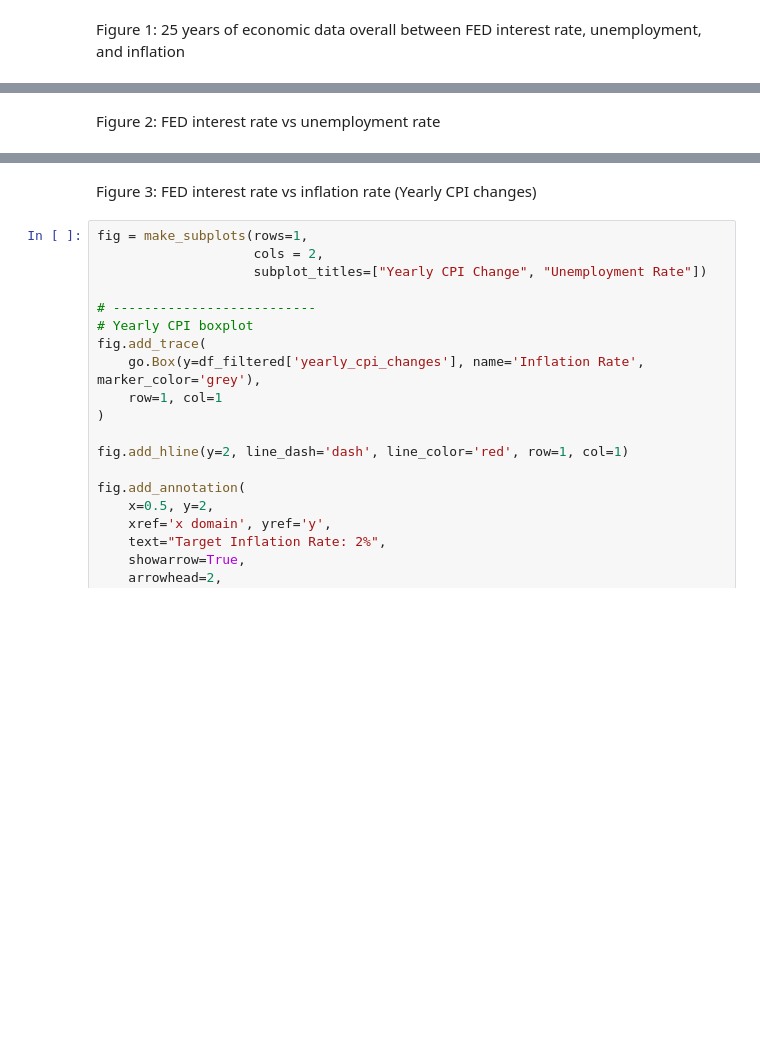
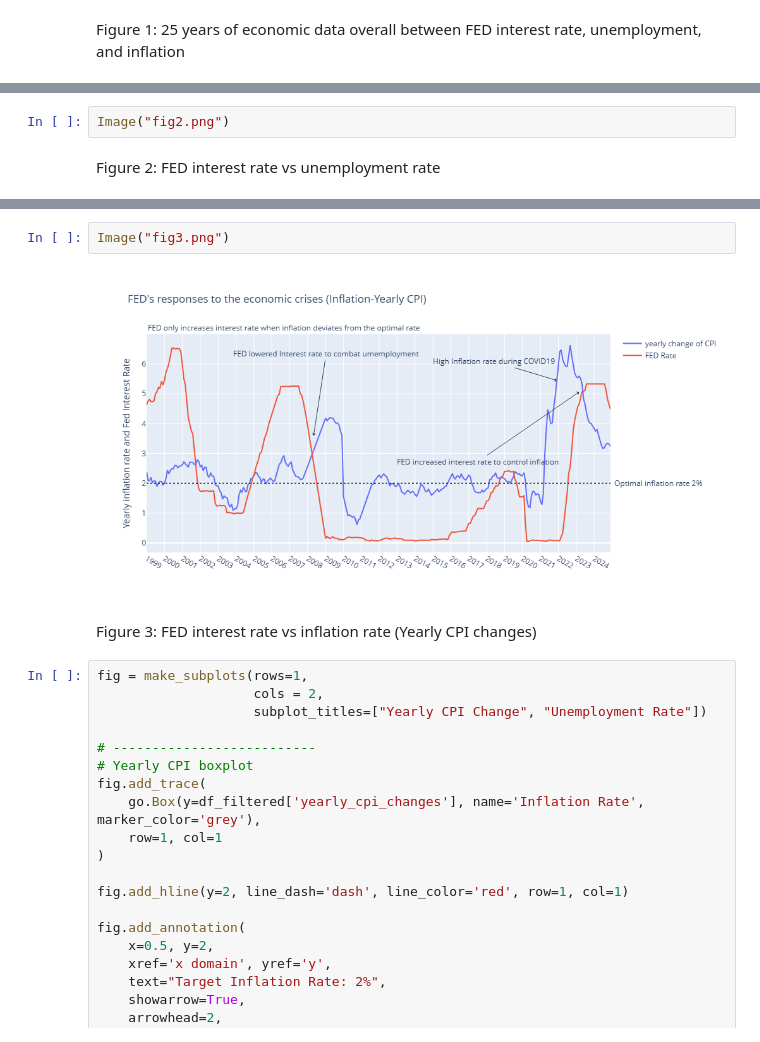
Before and after one commit to stormwhale/Academics, a Jupyter notebook: 608 storytelling and visualization/project2/Story2_can_FED_control_inflation.ipynb, the cells around one changed output, grey strips where cells are left out. Saved outputs shown, nothing was run; the diff lists cells and outputs as text; blank space fills up the shorter version.

```diff
--- a/608 storytelling and visualization/project2/Story2_can_FED_control_inflation.ipynb
+++ b/608 storytelling and visualization/project2/Story2_can_FED_control_inflation.ipynb
@@ -312,6 +316,8 @@ fig.add_annotation(
 fig.show()
 # %% [output]
 [interactive output not drawn]
+# %%
+Image("fig2.png")
 # %% [markdown]
 Figure 2: FED interest rate vs unemployment rate
 # %%
@@ -381,6 +387,10 @@ fig.add_annotation(
 fig.show()
 # %% [output]
 [interactive output not drawn]
+# %%
+Image("fig3.png")
+# %% [output]
+[figure, added]
 # %% [markdown]
 Figure 3: FED interest rate vs inflation rate (Yearly CPI changes)
 # %%
```
Also changed, not shown: parts of 5 cells of this notebook.
